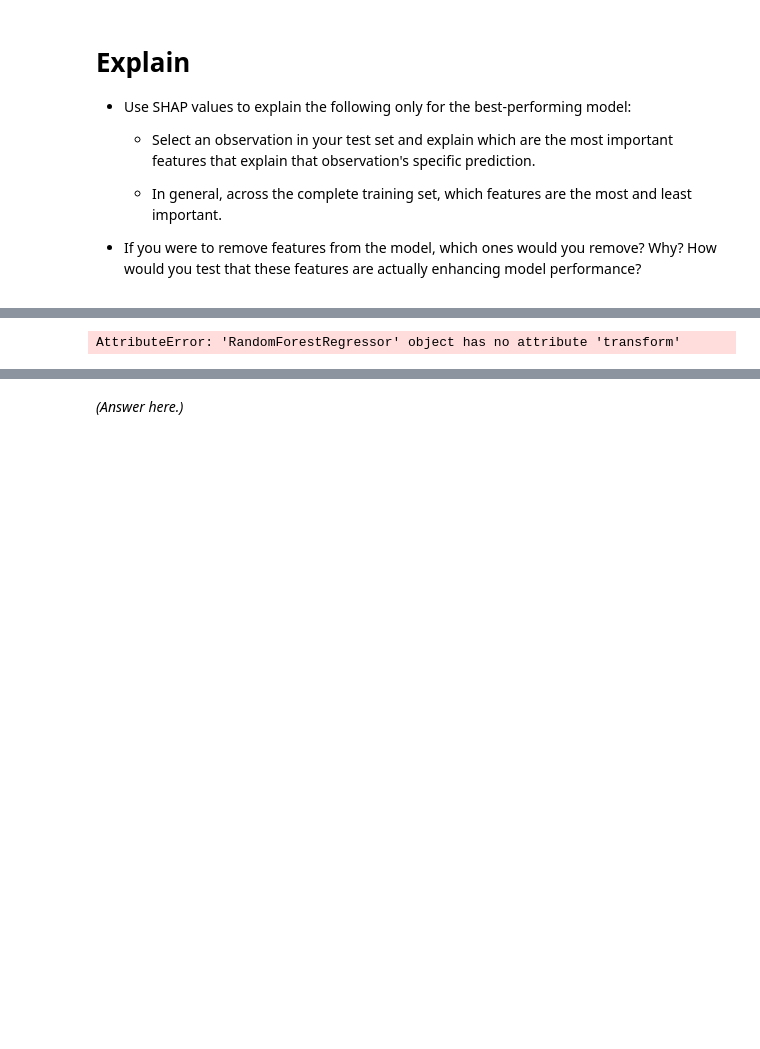
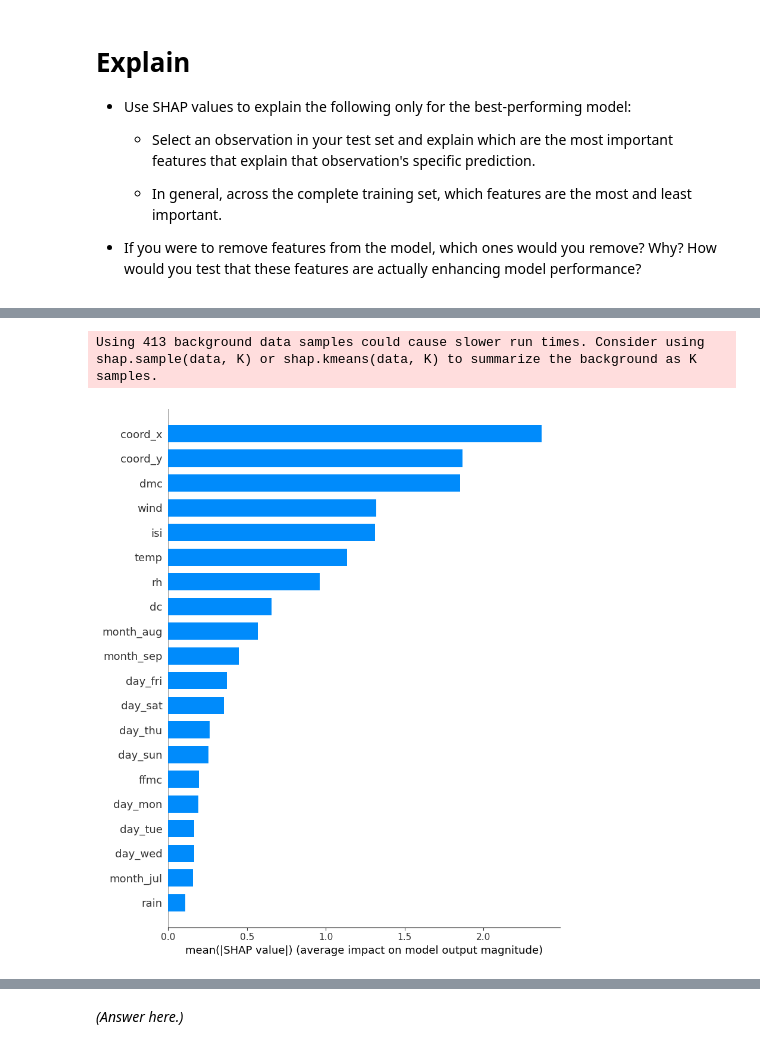
Before and after one commit to echooocc/production, a Jupyter notebook: 02_activities/assignments/assignment_2.ipynb, the cells around one changed output, grey strips where cells are left out. Drawn from its saved outputs; the diff is of its cells as text; code cells hidden in the pictures; blank space fills up the shorter version.

Commit message:
update using different regressor

```diff
--- a/02_activities/assignments/assignment_2.ipynb
+++ b/02_activities/assignments/assignment_2.ipynb
@@ -392,0 +436,9 @@ X_train, X_test, Y_train, Y_test = train_test_split(X, Y, test_size = 0.2, rando
+# %%
+param_grid_knn = {
+    'regressor__n_neighbors': [3, 5, 7, 10],
+    'regressor__weights': ['uniform', 'distance'],
+    'regressor__p': [1, 2]
+}
+
+grid_search_A = GridSearchCV(pipe_A, param_grid_knn, cv=5, scoring='neg_mean_squared_error')
+grid_search_A.fit(X_train, Y_train)
@@ -392,0 +463,3 @@ X_train, X_test, Y_train, Y_test = train_test_split(X, Y, test_size = 0.2, rando
+# %%
+grid_search_B = GridSearchCV(pipe_B, param_grid_knn, cv=5, scoring='neg_mean_squared_error')
+grid_search_B.fit(X_train, Y_train)
@@ -393,5 +484,11 @@ X_train, X_test, Y_train, Y_test = train_test_split(X, Y, test_size = 0.2, rando
 # %%
-from sklearn.model_selection import GridSearchCV
+
+param_grid = {
+    'regressor__n_estimators': [50, 100, 200],
+    'regressor__estimator__max_depth': [3, 5, 10],
+    'regressor__max_samples': [0.5, 0.7, 1.0],
+    'regressor__max_features': [0.5, 0.7, 1.0]
+}
 
 grid_search_C = GridSearchCV(
      estimator=pipe_C,
@@ -519,7 +584,7 @@ Pipeline D has the best performance with the lowest RMSE (46.33). This indicates
 # %%
 import pickle
 
-best_model = grid_search_D.best_estimator_
+best_model = grid_search_A.best_estimator_
 best_model
 # %% [output]
 Pipeline(steps=[('preprocess',
@@ -611,8 +613,0 @@ Transformed data shape: (413, 29)
-# %%
-import shap
-
-explainer = shap.TreeExplainer(best_model.named_steps['model'])
-shap_values = explainer.shap_values(X_test)
-shap.summary_plot(shap_values, X_test)
-# %% [output]
-AttributeError: 'RandomForestRegressor' object has no attribute 'transform'
@@ -620,0 +614,18 @@ WIP
+# %%
+import shap
+
+model = best_model.named_steps['regressor']
+
+X_train_transformed = preproc1.fit_transform(X_train)
+X_test_transformed = preproc1.transform(X_test)
+
+explainer = shap.KernelExplainer(model.predict, X_train_transformed)
+shap_values = explainer.shap_values(X_test_transformed)
+
+onehot_columns = best_model.named_steps['preprocess'].transformers_[1][1].get_feature_names_out(categorical_cols)
+all_feature_names = numeric_cols + list(onehot_columns)
+
+shap.summary_plot(shap_values, X_test_transformed, feature_names=all_feature_names, plot_type="bar")
+# %% [output]
+Using 413 background data samples could cause slower run times. Consider using shap.sample(data, K) or shap.kmeans(data, K) to summarize the background as K samples.
+[figure, added]
```
Also changed, not shown: parts of 25 cells of this notebook, 1 other file.
